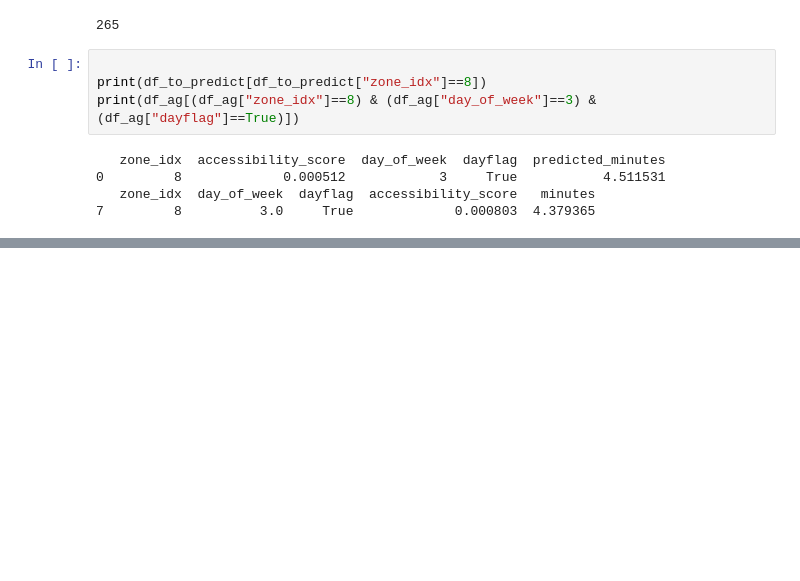
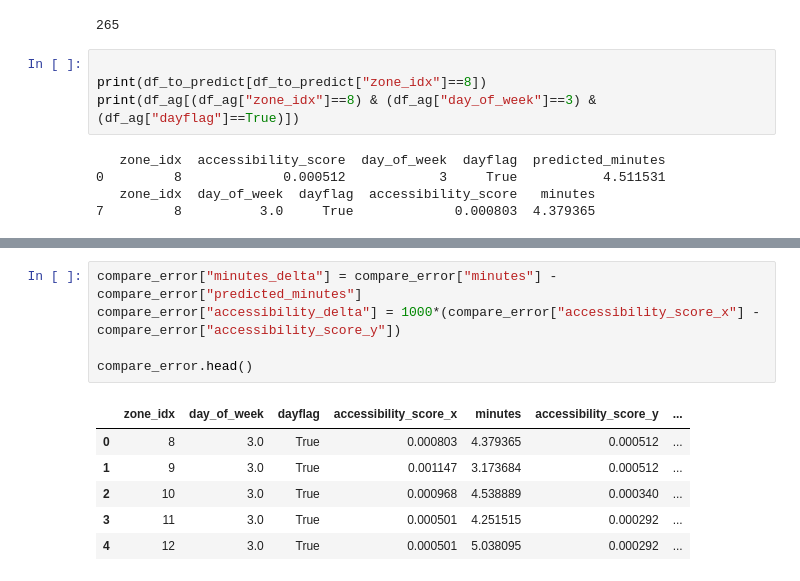
Before and after one commit to mjgood4/firstrespondersites, a Jupyter notebook: jyEDA/XGBoost_Predict_Response_Time.ipynb, the cells around one changed output, grey strips where cells are left out. Saved outputs shown, nothing was run; the diff lists cells and outputs as text; blank space fills up the shorter version.

```diff
--- a/jyEDA/XGBoost_Predict_Response_Time.ipynb
+++ b/jyEDA/XGBoost_Predict_Response_Time.ipynb
@@ -211,0 +209,12 @@ KeyError: "['accessibility_score'] not in index"
+# %%
+compare_error["minutes_delta"] = compare_error["minutes"] - compare_error["predicted_minutes"]
+compare_error["accessibility_delta"] = 1000*(compare_error["accessibility_score_x"] - compare_error["accessibility_score_y"])
+
+compare_error.head()
+# %% [output]
+|  | zone_idx | day_of_week | dayflag | accessibility_score_x | minutes | accessibility_score_y | ... |
+| 0 | 8 | 3.0 | True | 0.000803 | 4.379365 | 0.000512 | ... |
+| 1 | 9 | 3.0 | True | 0.001147 | 3.173684 | 0.000512 | ... |
+| 2 | 10 | 3.0 | True | 0.000968 | 4.538889 | 0.000340 | ... |
+| 3 | 11 | 3.0 | True | 0.000501 | 4.251515 | 0.000292 | ... |
+| 4 | 12 | 3.0 | True | 0.000501 | 5.038095 | 0.000292 | ... |
```
Also changed, not shown: parts of 7 cells of this notebook, 3 other files.
